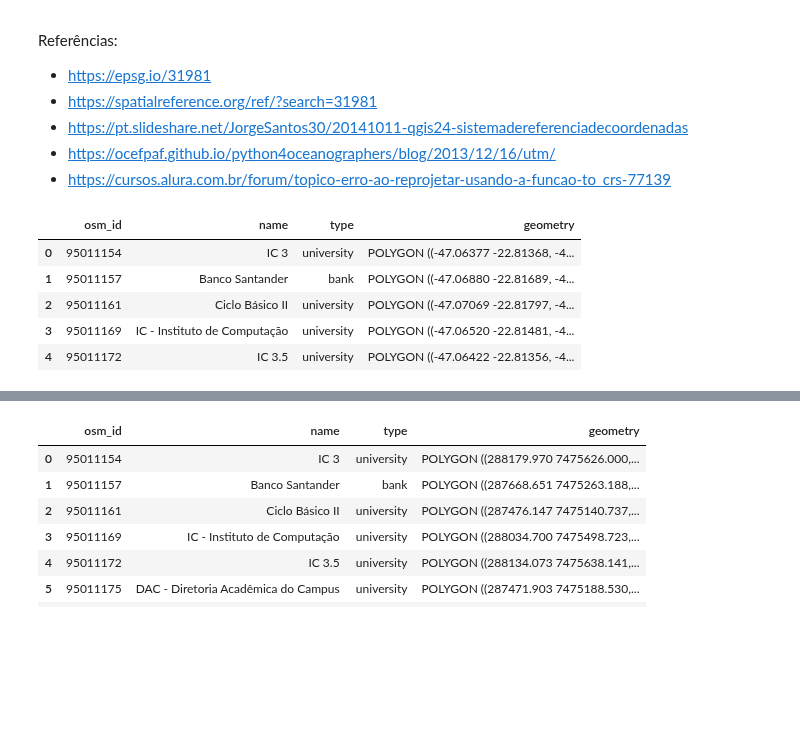
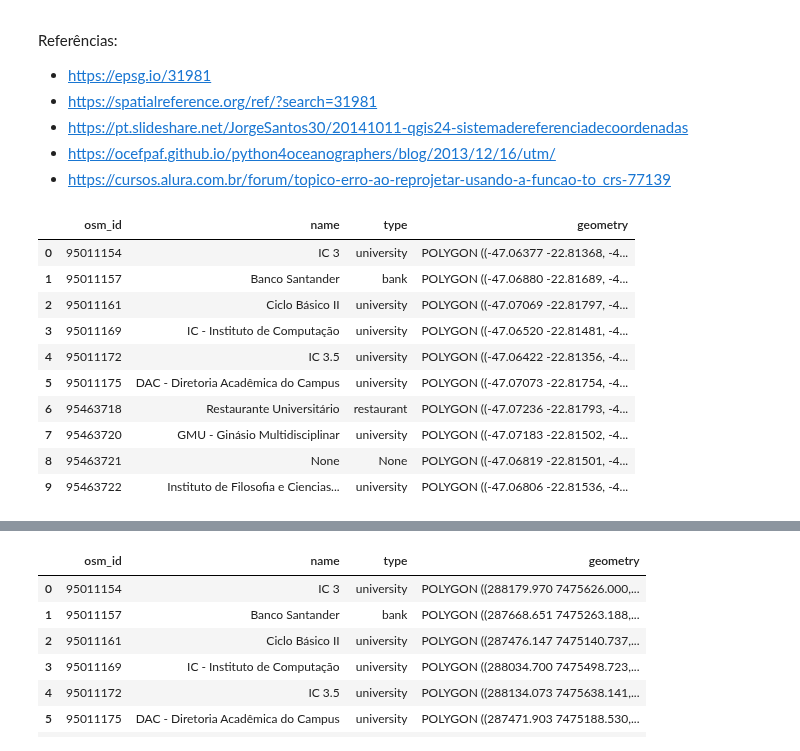
Before and after one commit to wasp-lahis/ns3-bmap, a Jupyter notebook: Unicamp-Buildings-to-NS3.ipynb, the cells around one changed output, grey strips where cells are left out. Drawn from its saved outputs; the diff is of its cells as text; code cells hidden in the pictures; blank space fills up the shorter version.

```diff
--- a/Unicamp-Buildings-to-NS3.ipynb
+++ b/Unicamp-Buildings-to-NS3.ipynb
@@ -118,14 +118,19 @@ Referências:
 # %%
 # Geodataframe dos Prédios da Unicamp
 unicamp_df = gpd.read_file('unicamp/shape/buildings.shp')
-unicamp_df.head()
+unicamp_df.head(10)
 # %% [output]
 |  | osm_id | name | type | geometry |
 | 0 | 95011154 | IC 3 | university | POLYGON ((-47.06377 -22.81368, -4... |
 | 1 | 95011157 | Banco Santander | bank | POLYGON ((-47.06880 -22.81689, -4... |
 | 2 | 95011161 | Ciclo Básico II | university | POLYGON ((-47.07069 -22.81797, -4... |
 | 3 | 95011169 | IC - Instituto de Computação | university | POLYGON ((-47.06520 -22.81481, -4... |
 | 4 | 95011172 | IC 3.5 | university | POLYGON ((-47.06422 -22.81356, -4... |
+| 5 | 95011175 | DAC - Diretoria Acadêmica do Campus | university | POLYGON ((-47.07073 -22.81754, -4... |
+| 6 | 95463718 | Restaurante Universitário | restaurant | POLYGON ((-47.07236 -22.81793, -4... |
+| 7 | 95463720 | GMU - Ginásio Multidisciplinar | university | POLYGON ((-47.07183 -22.81502, -4... |
+| 8 | 95463721 | None | None | POLYGON ((-47.06819 -22.81501, -4... |
+| 9 | 95463722 | Instituto de Filosofia e Ciencias... | university | POLYGON ((-47.06806 -22.81536, -4... |
 # %%
 # Conversão de WSG84 para SIRGAS 2000 / UTM one 23S : 31983
 # Zona 23 inclui Campinas
```
Also changed, not shown: parts of 2 cells of this notebook, 15 other files.
